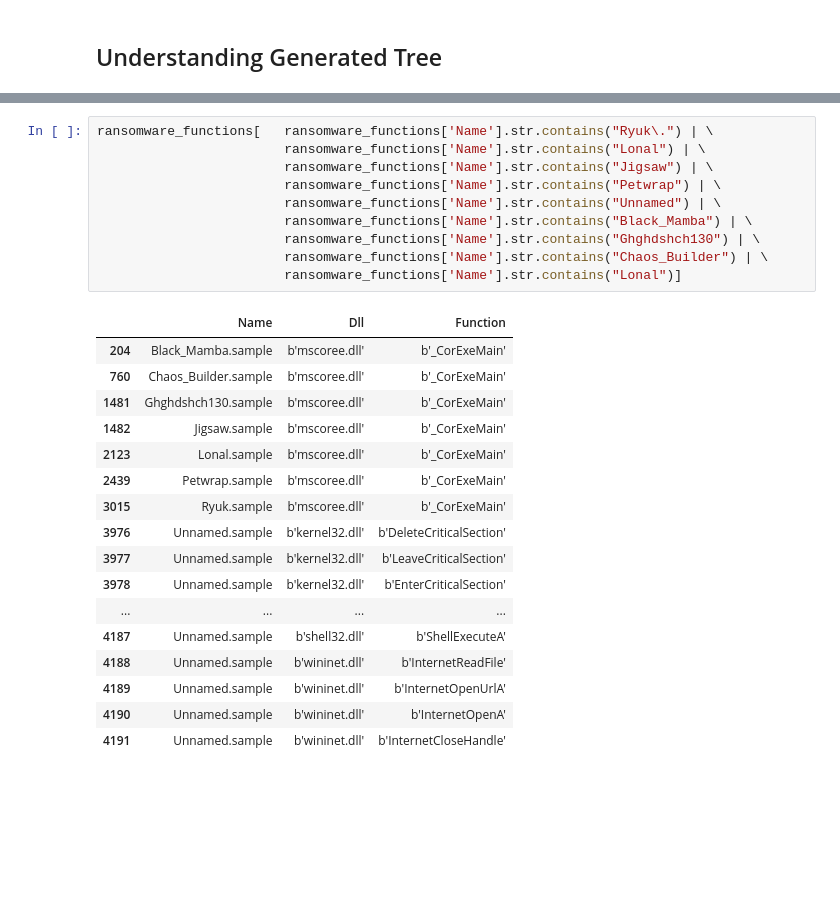
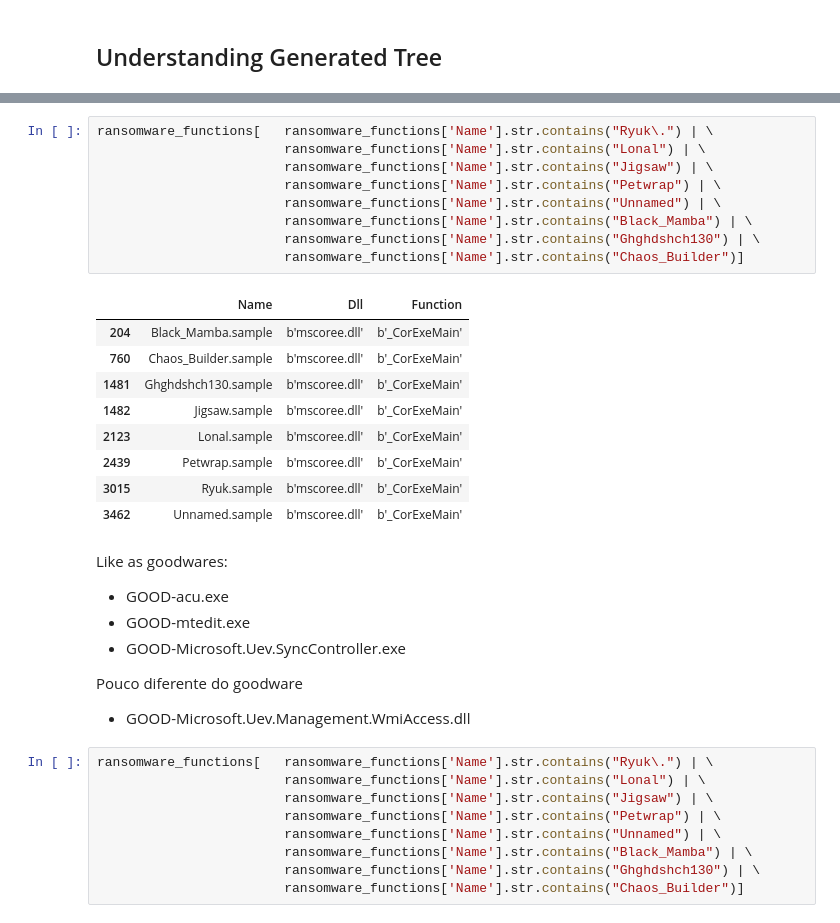
Before and after one commit to c2dc/nastyware, a Jupyter notebook: notebooks/static-attributes.ipynb, the cells around one changed output, grey strips where cells are left out. Cells and saved outputs as stored; diff of their text form; blank space fills up the shorter version.

```diff
--- a/notebooks/static-attributes.ipynb
+++ b/notebooks/static-attributes.ipynb
@@ -439,28 +384,37 @@ Pouco diferente do goodware
 # %%
 ransomware_functions[   ransomware_functions['Name'].str.contains("Ryuk\.") | \
                         ransomware_functions['Name'].str.contains("Lonal") | \
                         ransomware_functions['Name'].str.contains("Jigsaw") | \
                         ransomware_functions['Name'].str.contains("Petwrap") | \
                         ransomware_functions['Name'].str.contains("Unnamed") | \
                         ransomware_functions['Name'].str.contains("Black_Mamba") | \
                         ransomware_functions['Name'].str.contains("Ghghdshch130") | \
-                        ransomware_functions['Name'].str.contains("Chaos_Builder") | \
-                        ransomware_functions['Name'].str.contains("Lonal")]
+                        ransomware_functions['Name'].str.contains("Chaos_Builder")]
 # %% [output]
 |  | Name | Dll | Function |
 | 204 | Black_Mamba.sample | b'mscoree.dll' | b'_CorExeMain' |
 | 760 | Chaos_Builder.sample | b'mscoree.dll' | b'_CorExeMain' |
 | 1481 | Ghghdshch130.sample | b'mscoree.dll' | b'_CorExeMain' |
 | 1482 | Jigsaw.sample | b'mscoree.dll' | b'_CorExeMain' |
 | 2123 | Lonal.sample | b'mscoree.dll' | b'_CorExeMain' |
 | 2439 | Petwrap.sample | b'mscoree.dll' | b'_CorExeMain' |
 | 3015 | Ryuk.sample | b'mscoree.dll' | b'_CorExeMain' |
-| 3976 | Unnamed.sample | b'kernel32.dll' | b'DeleteCriticalSection' |
-| 3977 | Unnamed.sample | b'kernel32.dll' | b'LeaveCriticalSection' |
-| 3978 | Unnamed.sample | b'kernel32.dll' | b'EnterCriticalSection' |
-| ... | ... | ... | ... |
-| 4187 | Unnamed.sample | b'shell32.dll' | b'ShellExecuteA' |
-| 4188 | Unnamed.sample | b'wininet.dll' | b'InternetReadFile' |
-| 4189 | Unnamed.sample | b'wininet.dll' | b'InternetOpenUrlA' |
-| 4190 | Unnamed.sample | b'wininet.dll' | b'InternetOpenA' |
-| 4191 | Unnamed.sample | b'wininet.dll' | b'InternetCloseHandle' |
+| 3462 | Unnamed.sample | b'mscoree.dll' | b'_CorExeMain' |
+# %% [markdown]
+Like as goodwares:
+* GOOD-acu.exe
+* GOOD-mtedit.exe
+* GOOD-Microsoft.Uev.SyncController.exe
+
+
+Pouco diferente do goodware
+* GOOD-Microsoft.Uev.Management.WmiAccess.dll
+# %%
+ransomware_functions[   ransomware_functions['Name'].str.contains("Ryuk\.") | \
+                        ransomware_functions['Name'].str.contains("Lonal") | \
+                        ransomware_functions['Name'].str.contains("Jigsaw") | \
+                        ransomware_functions['Name'].str.contains("Petwrap") | \
+                        ransomware_functions['Name'].str.contains("Unnamed") | \
+                        ransomware_functions['Name'].str.contains("Black_Mamba") | \
+                        ransomware_functions['Name'].str.contains("Ghghdshch130") | \
+                        ransomware_functions['Name'].str.contains("Chaos_Builder")]
```
Also changed, not shown: parts of 12 cells of this notebook, 5 other files.
